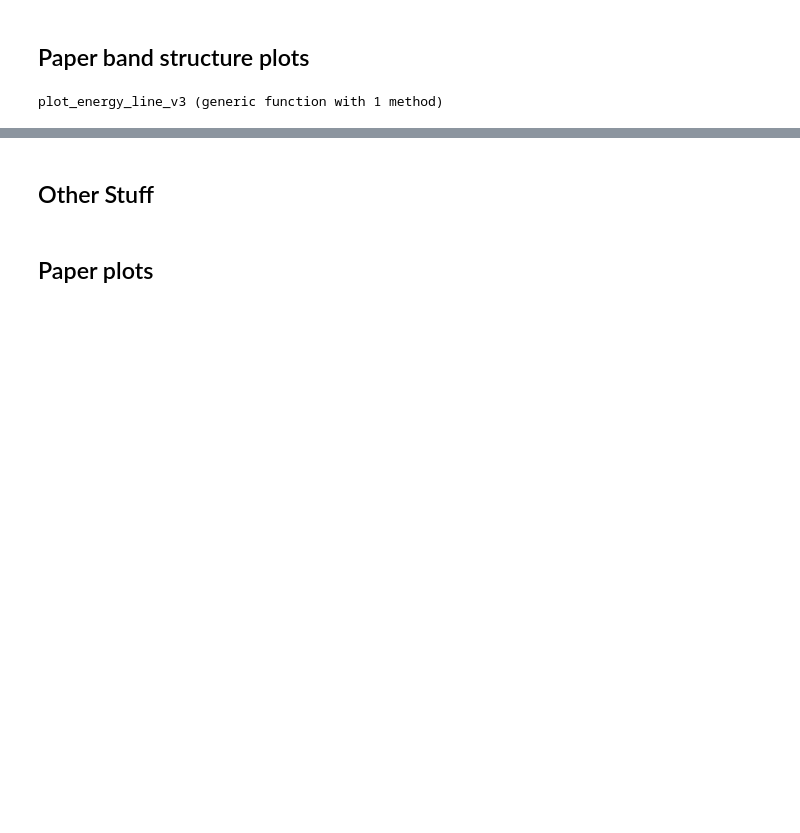
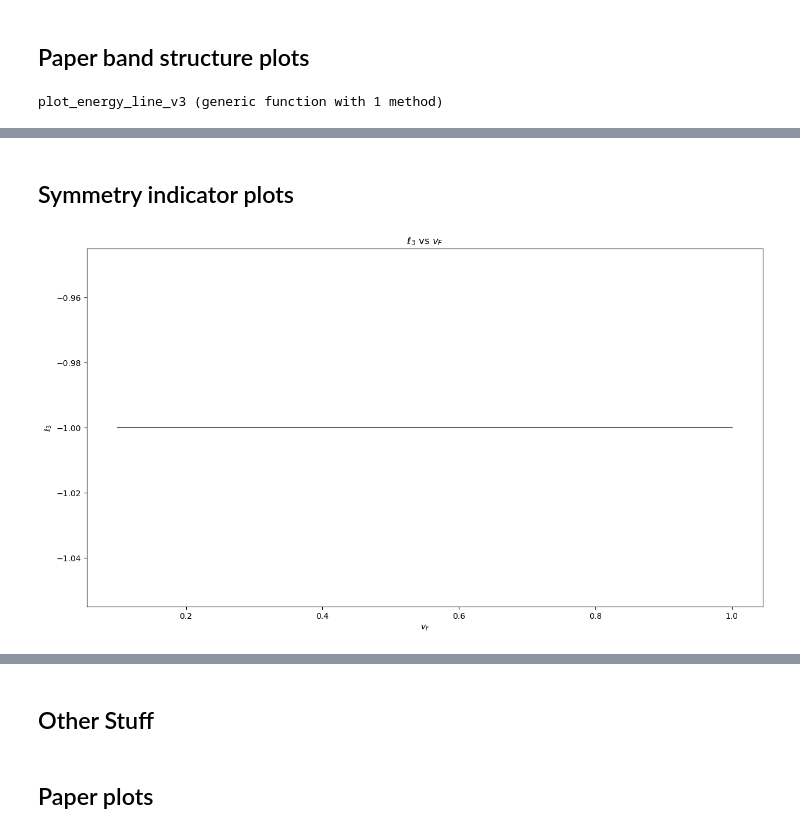
Before and after one commit to aviVadali/Summer2024, a Jupyter notebook: AHC_code/notebooks/lambda_jellium/lambda_ndisp.ipynb, the cells around one changed output, grey strips where cells are left out. Saved outputs shown, nothing was run; the diff lists cells and outputs as text; code cells hidden in the pictures; blank space fills up the shorter version.

```diff
--- a/AHC_code/notebooks/lambda_jellium/lambda_ndisp.ipynb
+++ b/AHC_code/notebooks/lambda_jellium/lambda_ndisp.ipynb
@@ -591,0 +737,14 @@ plot_energy_line_v3(lambda, n, gap, vF, kappa, V, shells, bc_spacing, ky, llm, u
+# %% [markdown]
+## Symmetry indicator plots
+# %%
+n = 10
+gap = 10
+lambda = 1.1
+kappa = 1
+V = [[-1, 0] [0, -1]]
+shells = 5
+llm = 0.1
+ulm = 1
+plot_C3_phase_vF(n, gap, lambda, kappa, V, shells, llm, ulm)
+# %% [output]
+[figure, added]
```
Also changed, not shown: parts of 16 cells of this notebook, 49 other files.
